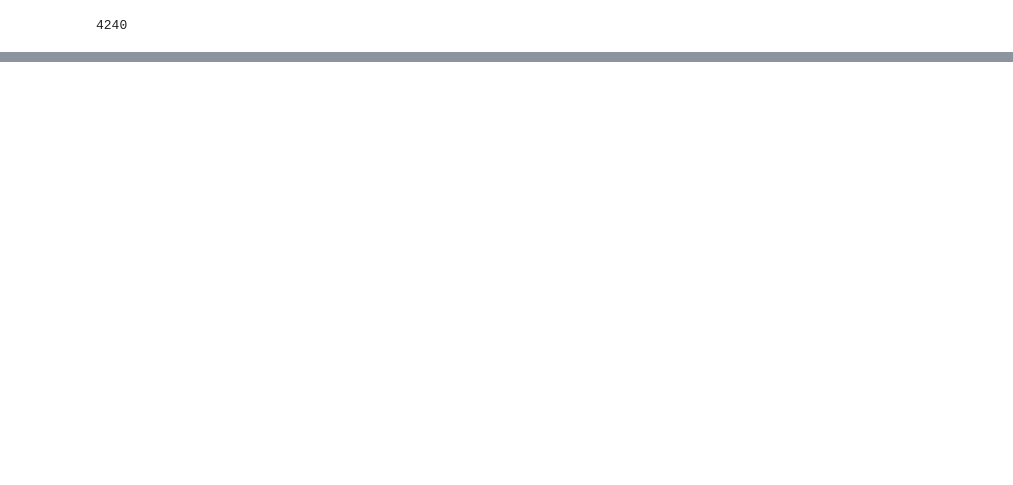
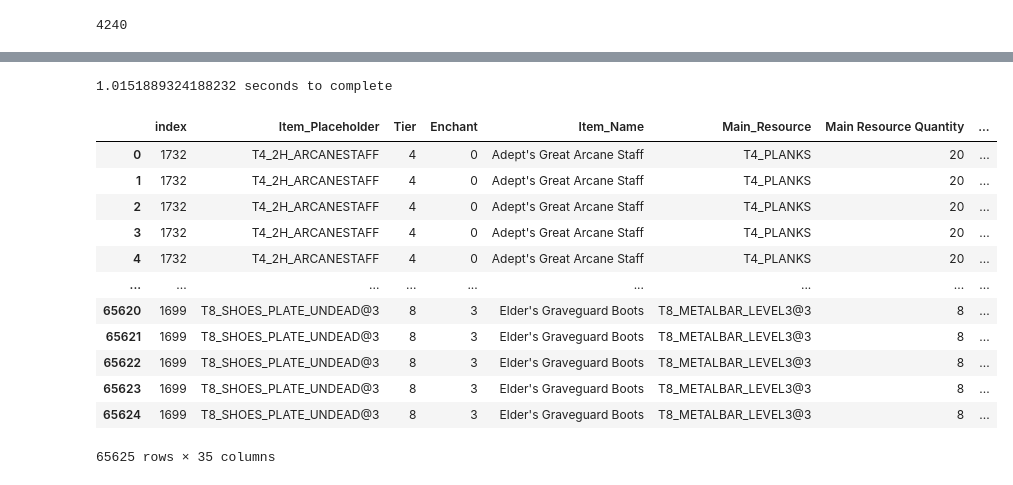
Before and after one commit to JordanPelletier/Albion-Online-Crafting-Calculator, a Jupyter notebook: Albion crafting.ipynb, the cells around one changed output, grey strips where cells are left out. Cells and saved outputs as stored; diff of their text form; code cells hidden in the pictures; blank space fills up the shorter version.

```diff
--- a/Albion crafting.ipynb
+++ b/Albion crafting.ipynb
@@ -239,3 +201,81 @@ BM_Craft
+# %%
+query_check_1= time.time()
+
+BM_Craft = pd.read_sql_query(
+"""
+WITH final_query AS (
+    SELECT
+
+        R.*,
+        i.city AS Sell_City,
+        i.sell_price_min AS Sell_Price,
+        i.sell_price_min_date AS Sell_Price_Date,
+        r1.city AS Main_Resource_City,
+        r1.sell_price_min AS Main_Resource_Price,
+        r1.sell_price_min_date AS Main_Resource_Date,
+        r2.city AS Secondary_Resource_City,
+        r2.sell_price_min AS Secondary_Resource_Price,
+        r2.sell_price_min_date AS Secondary_Resource_Date,
+        a.sell_price_min AS Artefact_Price,
+        a.sell_price_min_date AS Artefact_Date,
+        j1.sell_price_min AS Journal_Empty_Price,
+        j2.sell_price_min AS Journal_Full_Price,
+
+        CASE WHEN R.Artefact_Placeholder <> 0 AND a.sell_price_min IS NULL THEN 1 ELSE 0 END AS Missing_Artefact,
+        CASE WHEN R.Secondary_Resource_Quantity <> '0' AND r2.sell_price_min IS NULL THEN 1 ELSE 0 END AS Missing_Second_Resource,
+
+        R.Tier || '.' || R.Enchant AS Tier_Enchant
+    FROM
+        Recipies AS R
+    LEFT JOIN
+        item_prices_report AS i ON R.Item_Placeholder = i.item_id
+    LEFT JOIN
+        resource_prices_report AS r1 ON R.Main_Resource = r1.item_id
+    LEFT JOIN
+        resource_prices_report AS r2 ON R.Secondary_Resource = r2.item_id
+    LEFT JOIN
+        artefact_and_journal_prices_report AS a ON R.Artefact_Placeholder = a.item_id
+    LEFT JOIN
+        artefact_and_journal_prices_report AS j1 ON R.Journal_Empty = j1.item_id
+    LEFT JOIN
+        artefact_and_journal_prices_report AS j2 ON R.Journal_Full = j2.item_id
+)
+SELECT
+    *,
+    CASE WHEN Secondary_Resource_Price IS NULL THEN 0 ELSE Secondary_Resource_Price END AS Secondary_Resource_Price_nn,
+    CASE WHEN Artefact_Price IS NULL THEN 0 ELSE Artefact_Price END AS Artefact_Price_nn
+FROM
+    final_query
+WHERE
+    Sell_Price IS NOT NULL
+    AND Missing_Artefact = 0
+    AND Missing_Second_Resource = 0
+    AND Main_Resource_Price > 0
+    AND Journal_Empty_Price IS NOT NULL
+    AND Journal_Full_Price IS NOT NULL
+    AND Sell_City = 'Black Market';
+
+ """, Albion_conn)
+
+query_check_2= time.time()
+print(f'{query_check_2-query_check_1} seconds to complete')
+
+BM_Craft
+# %% [output]
+1.0151889324188232 seconds to complete
+|  | index | Item_Placeholder | Tier | Enchant | Item_Name | Main_Resource | Main Resource Quantity | ... |
+| 0 | 1732 | T4_2H_ARCANESTAFF | 4 | 0 | Adept's Great Arcane Staff | T4_PLANKS | 20 | ... |
+| 1 | 1732 | T4_2H_ARCANESTAFF | 4 | 0 | Adept's Great Arcane Staff | T4_PLANKS | 20 | ... |
+| 2 | 1732 | T4_2H_ARCANESTAFF | 4 | 0 | Adept's Great Arcane Staff | T4_PLANKS | 20 | ... |
+| 3 | 1732 | T4_2H_ARCANESTAFF | 4 | 0 | Adept's Great Arcane Staff | T4_PLANKS | 20 | ... |
+| 4 | 1732 | T4_2H_ARCANESTAFF | 4 | 0 | Adept's Great Arcane Staff | T4_PLANKS | 20 | ... |
+| ... | ... | ... | ... | ... | ... | ... | ... | ... |
+| 65620 | 1699 | T8_SHOES_PLATE_UNDEAD@3 | 8 | 3 | Elder's Graveguard Boots | T8_METALBAR_LEVEL3@3 | 8 | ... |
+| 65621 | 1699 | T8_SHOES_PLATE_UNDEAD@3 | 8 | 3 | Elder's Graveguard Boots | T8_METALBAR_LEVEL3@3 | 8 | ... |
+| 65622 | 1699 | T8_SHOES_PLATE_UNDEAD@3 | 8 | 3 | Elder's Graveguard Boots | T8_METALBAR_LEVEL3@3 | 8 | ... |
+| 65623 | 1699 | T8_SHOES_PLATE_UNDEAD@3 | 8 | 3 | Elder's Graveguard Boots | T8_METALBAR_LEVEL3@3 | 8 | ... |
+| 65624 | 1699 | T8_SHOES_PLATE_UNDEAD@3 | 8 | 3 | Elder's Graveguard Boots | T8_METALBAR_LEVEL3@3 | 8 | ... |
+65625 rows × 35 columns
 # %%
 # moving back to Pandas for final non-merge operations
 
```
Also changed, not shown: parts of 9 cells of this notebook.
